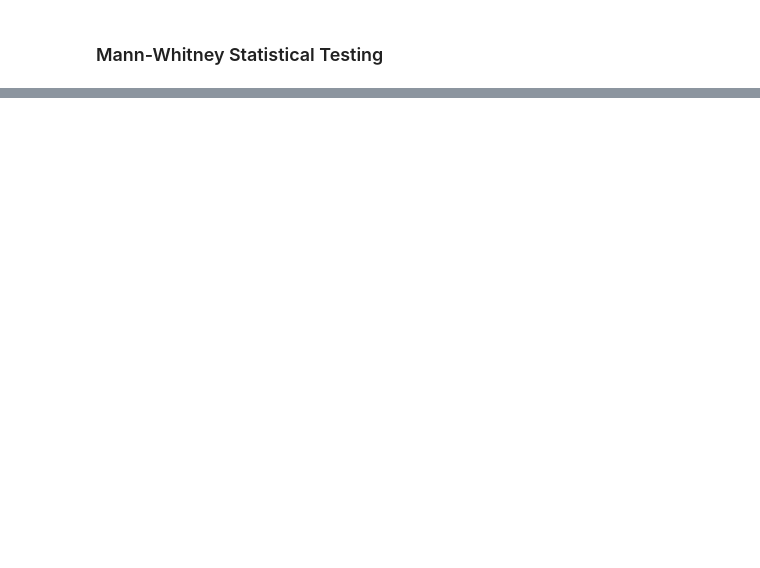
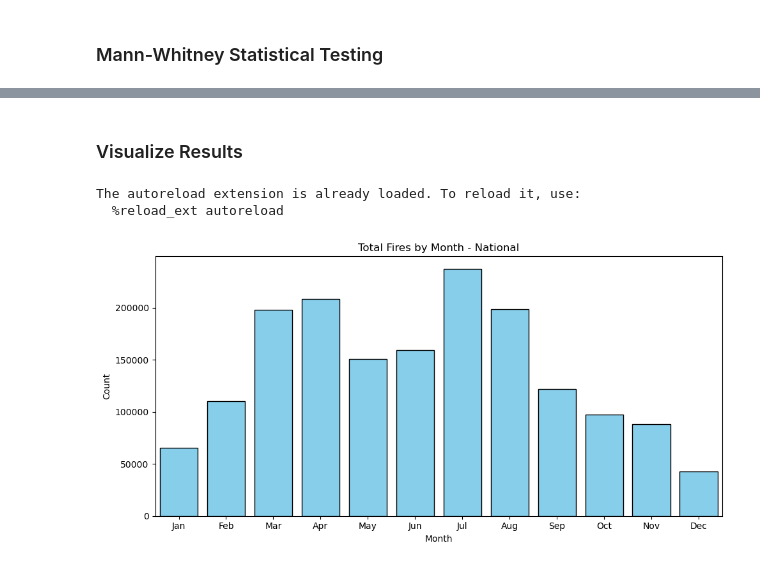
Before and after one commit to JJsouth/wgu_wildfire_capstone, a Jupyter notebook: analysis.ipynb, the cells around one changed output, grey strips where cells are left out. Cells and saved outputs as stored; diff of their text form; code cells hidden in the pictures; blank space fills up the shorter version.

```diff
--- a/analysis.ipynb
+++ b/analysis.ipynb
@@ -16,0 +3,4 @@ Dropped 714 fires outside AK + lower 48
+# %%
+from data_pipeline import *
+processed_data = load_data()
+processed_data.head()
@@ -137,0 +35,2 @@ fires = fires[~bad].copy()
+# %%
+fires = join_geo_data(processed_data)
@@ -328,14 +127,0 @@ Southwest             1.994305e-22  0.029385  No meaningful difference
-# %%
-# 1. How many fires sit at the 0.1-acre floor, by cause?
-fires["at_floor"] = fires["fire_size"] <= 0.1
-print((fires.groupby(["gaccname", "nwcg_cause_classification"])["at_floor"]
-         .mean().unstack() * 100).round(1))
-
-# 2. Rerun the regional test after trimming small fires: does r change sign?
-cutoffs = [0, 1, 10, 100]
-sens = pd.DataFrame({
-    c: pd.Series({n: mwu(g)["r_rb"] for n, g in fires[fires["fire_size"] >= c].groupby("gaccname")})
-    for c in cutoffs
-}).round(3)
-sens.columns = [f"size>={c}" for c in cutoffs]
-print(sens)
@@ -457,0 +128,11 @@ region_map(
+# %% [markdown]
+### Visualize Results
+# %%
+%load_ext autoreload
+%autoreload 2
+from visuals import *
+display(plot_monthly_fires(fires, "National"))
+# %% [output]
+The autoreload extension is already loaded. To reload it, use:
+  %reload_ext autoreload
+[figure, added]
```
Also changed, not shown: parts of 29 cells of this notebook.
